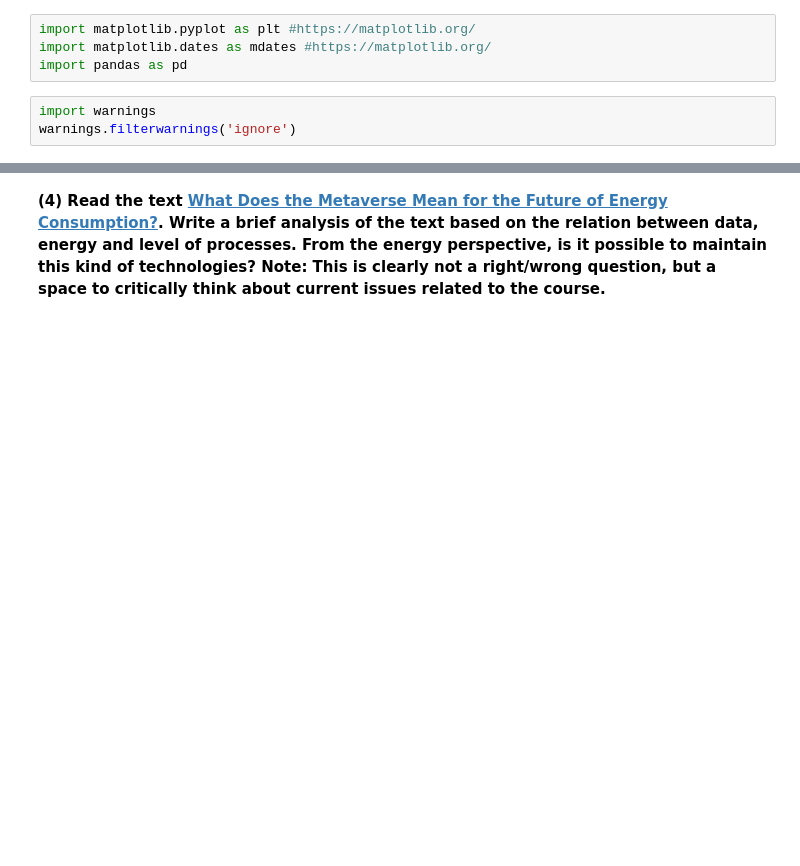
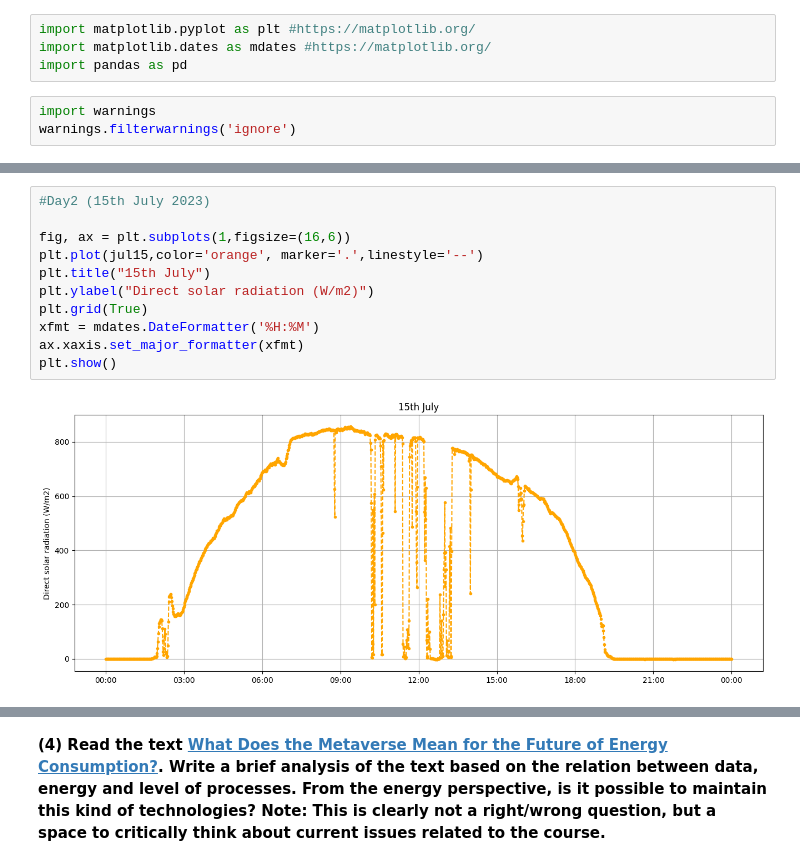
Before and after one commit to 3p10/intro-iot-systems, a Jupyter notebook: Week 2/homework-w2.ipynb, the cells around one changed output, grey strips where cells are left out. Drawn from its saved outputs; the diff is of its cells as text; blank space fills up the shorter version.

```diff
--- a/Week 2/homework-w2.ipynb
+++ b/Week 2/homework-w2.ipynb
@@ -64,0 +102,13 @@ warnings.filterwarnings('ignore')
+# %%
+#Day2 (15th July 2023)
+
+fig, ax = plt.subplots(1,figsize=(16,6))
+plt.plot(jul15,color='orange', marker='.',linestyle='--')
+plt.title("15th July")
+plt.ylabel("Direct solar radiation (W/m2)")
+plt.grid(True)
+xfmt = mdates.DateFormatter('%H:%M')
+ax.xaxis.set_major_formatter(xfmt)
+plt.show()
+# %% [output]
+[figure, added]
```
Also changed, not shown: parts of 7 cells of this notebook.
